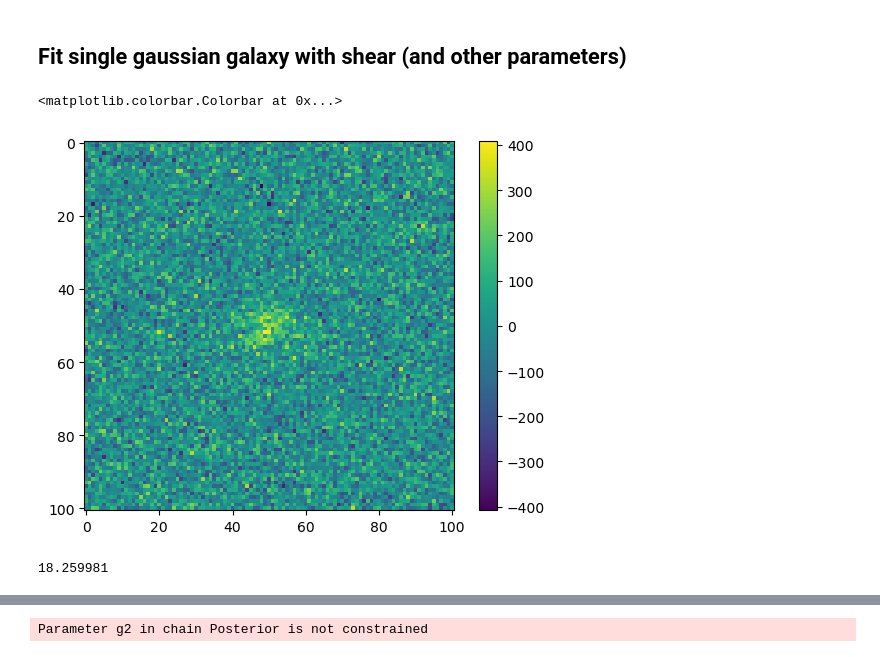
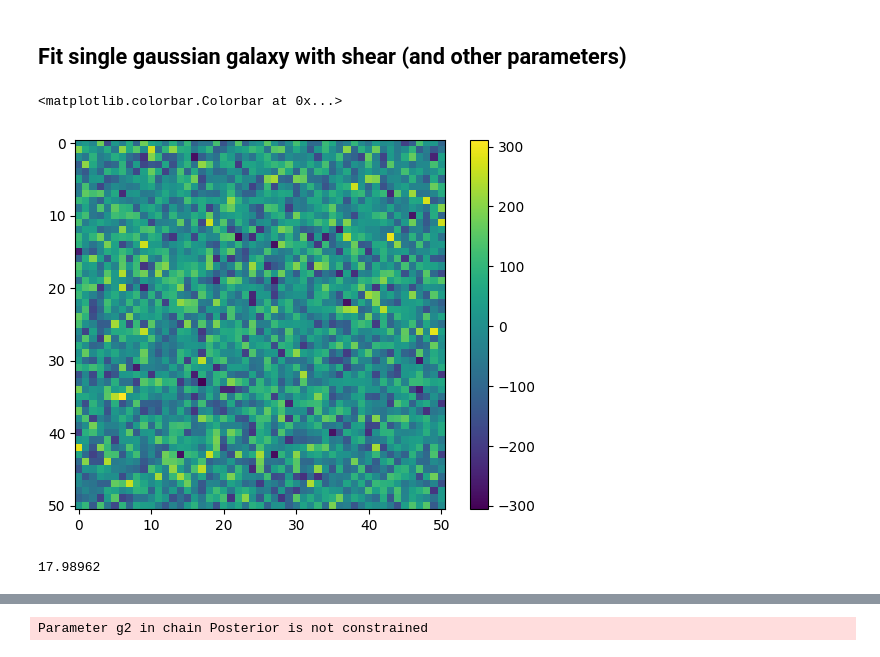
Before and after one commit to LSSTDESC/BPD, a Jupyter notebook: notebooks/old/fit-single-gal.ipynb, the cells around one changed output, grey strips where cells are left out. Drawn from its saved outputs; the diff is of its cells as text; code cells hidden in the pictures.

```diff
--- a/notebooks/fit-single-gal.ipynb
+++ b/notebooks/old/fit-single-gal.ipynb
@@ -46,7 +45,7 @@ from numpyro.diagnostics import summary, gelman_rubin, effective_sample_size, pr
 # %%
 PSF_HLR = 0.7
 PIXEL_SCALE = 0.2
-SLEN = 101
+SLEN = 51
 BACKGROUND = 1e4
 
 # galaxy
@@ -57,12 +56,23 @@ TRUE_X = 0.
 TRUE_Y = 0.
 
 #shear
-G1 = 0.02
+G1 = 0.25
 G2 = 0.0
 
 #params
 TRUE_PARAMS = {'lf': LOG_TRUE_FLUX, 'hlr': TRUE_HLR, 'x': TRUE_X, 'y': TRUE_Y, 'g1': G1, 'g2': G2}
 TRUE_PARAMS_ARR = {k:jnp.array([v]) for k,v in TRUE_PARAMS.items()}
+# %%
+
+def add_noise(x: np.ndarray, bg: float, n=1, noise_factor=1):
+    """Produce `n` independent Gaussian noise realizations of a given image `x`.
+
+    NOTE: This function assumes image is background-subtracted and dominated.
+    """
+    x = x.reshape(1, *x.shape)
+    x = x.repeat(n, axis=0)
+    noise = np.random.randn(*x.shape) * np.sqrt(bg) * noise_factor
+    return x + noise, noise
 # %%
 # get true image
 def _draw_gal():
@@ -93,19 +103,18 @@ def draw_gal(lf, hlr, x, y, g1, g2):
 # %%
 # check error is very small on true thingies
 TRUE_IMAGE = _draw_gal()
 im, _ = add_noise(TRUE_IMAGE, BACKGROUND)
-arr = im
-# - draw_gal(**TRUE_PARAMS_ARR)
+arr = im - draw_gal(**TRUE_PARAMS_ARR)
 plt.imshow(arr[0])
 plt.colorbar()
 # %% [output]
 <matplotlib.colorbar.Colorbar at 0x...>
-[figure, old version]
+[figure, new version]
 # %%
 x1 = TRUE_IMAGE
 np.sqrt(np.sum( (x1 * x1) / (x1 + BACKGROUND)))
 # %% [output]
-18.259981
+17.98962
 # %%
 def prob_model(data):
     batch_dim, _, _ = data.shape
```
Also changed, not shown: parts of 12 cells of this notebook, 8 other files.
